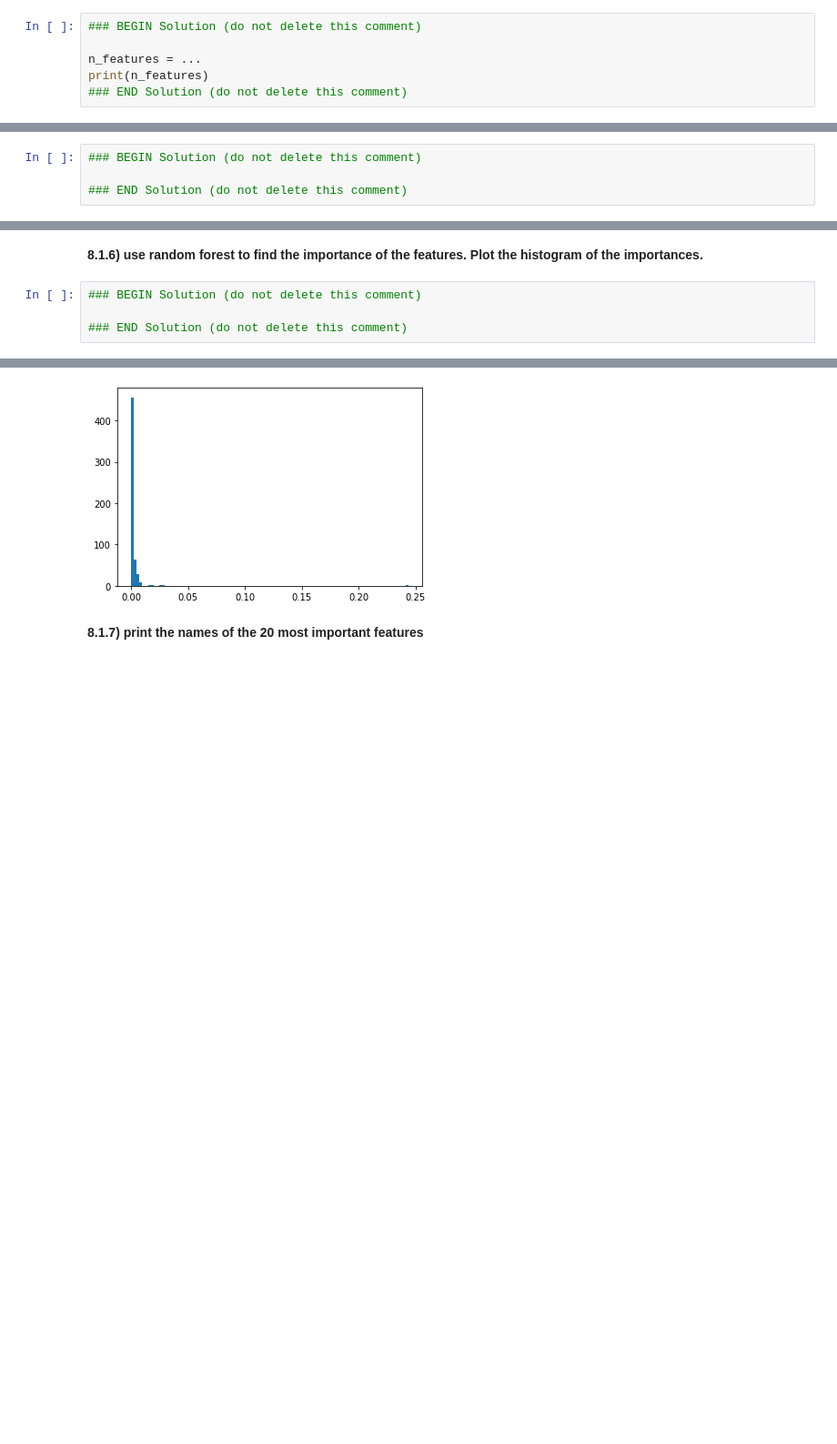
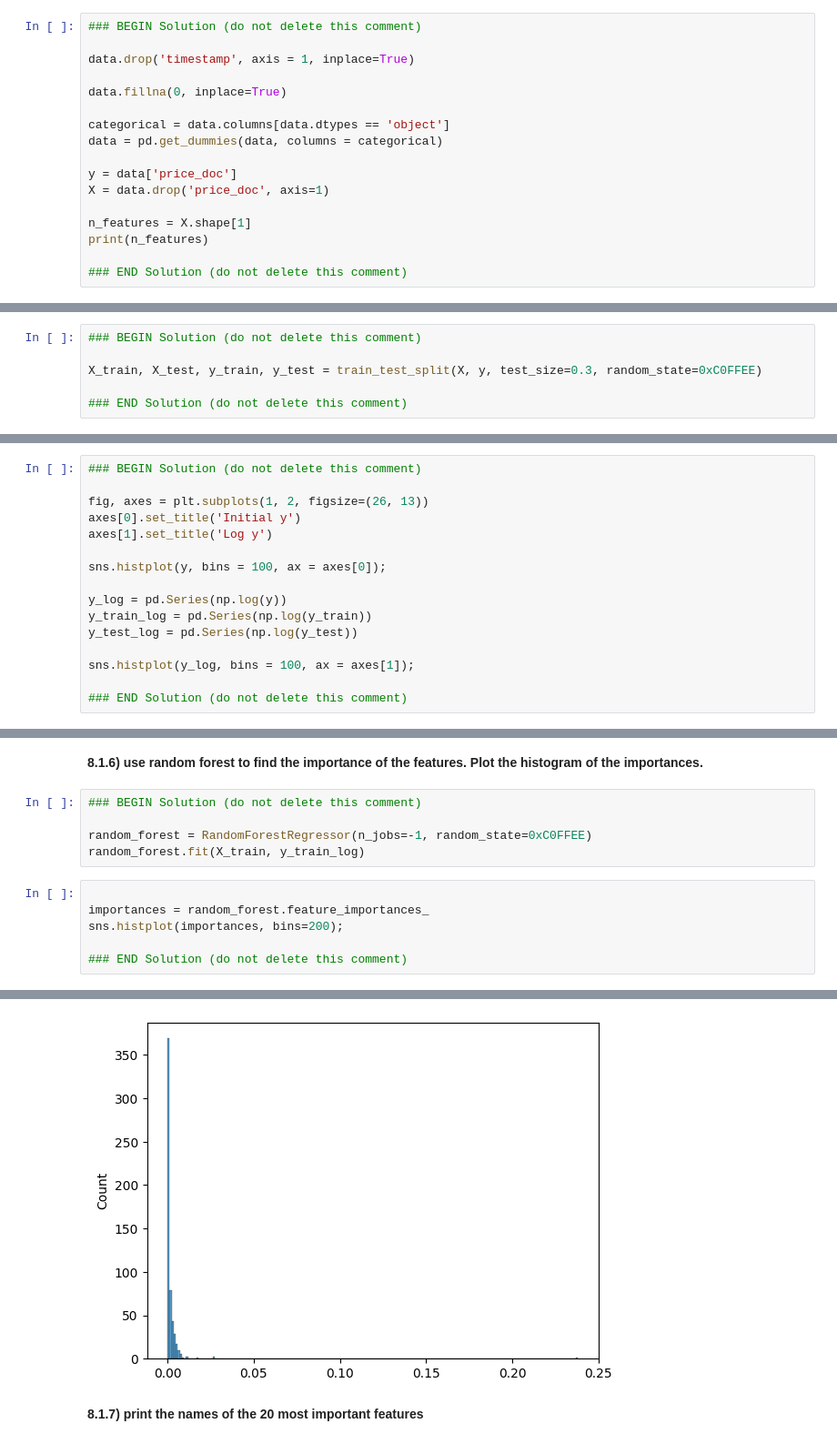
Before and after one commit to Evgurov/ML, a Jupyter notebook: hw_1.ipynb, the cells around one changed output, grey strips where cells are left out. Shown at 91% size. Cells and saved outputs as stored; diff of their text form; blank space fills up the shorter version.

```diff
--- a/hw_1.ipynb
+++ b/hw_1.ipynb
@@ -795,8 +816,19 @@ The goal of this subproblem is to prepare the data for further usage. Complete a
 # %%
 ### BEGIN Solution (do not delete this comment)
 
-n_features = ...
+data.drop('timestamp', axis = 1, inplace=True)
+
+data.fillna(0, inplace=True)
+
+categorical = data.columns[data.dtypes == 'object']
+data = pd.get_dummies(data, columns = categorical)
+
+y = data['price_doc']
+X = data.drop('price_doc', axis=1)
+
+n_features = X.shape[1]
 print(n_features)
+
 ### END Solution (do not delete this comment)
 # %% [output]
 560
@@ -805,6 +837,8 @@ print(n_features)
 # %%
 ### BEGIN Solution (do not delete this comment)
 
+X_train, X_test, y_train, y_test = train_test_split(X, y, test_size=0.3, random_state=0xC0FFEE)
+
 ### END Solution (do not delete this comment)
 # %% [markdown]
 
@@ -819,0 +846,16 @@ EXPECTED OUTPUT FORMAT
+# %%
+### BEGIN Solution (do not delete this comment)
+
+fig, axes = plt.subplots(1, 2, figsize=(26, 13))
+axes[0].set_title('Initial y')
+axes[1].set_title('Log y')
+
+sns.histplot(y, bins = 100, ax = axes[0]);
+
+y_log = pd.Series(np.log(y))
+y_train_log = pd.Series(np.log(y_train))
+y_test_log = pd.Series(np.log(y_test))
+
+sns.histplot(y_log, bins = 100, ax = axes[1]);
+
+### END Solution (do not delete this comment)
@@ -834,8 +881,15 @@ Test size = (9142, 560)
 There are too many features in this dataset and not all of them are equally important for our problem. Besides, using the whole dataset as-is to train a linear model will, for sure, lead to overfitting. Instead of painful and time consuming manual selection of the most relevant data, we will use the methods of automatic feature selection.
 # %% [markdown]
 **8.1.6) use random forest to find the importance of the features. Plot the histogram of the importances.**
+# %%
+### BEGIN Solution (do not delete this comment)
+
+random_forest = RandomForestRegressor(n_jobs=-1, random_state=0xC0FFEE)
+random_forest.fit(X_train, y_train_log)
 # %%
-### BEGIN Solution (do not delete this comment)
+
+importances = random_forest.feature_importances_
+sns.histplot(importances, bins=200);
 
 ### END Solution (do not delete this comment)
 # %% [output]
@@ -843,4 +896,4 @@ EXPECTED OUTPUT FORMAT
-[figure, old version]
+[figure, new version]
 # %% [markdown]
 **8.1.7) print the names of the 20 most important features**
 # %%
```
Also changed, not shown: parts of 21 cells of this notebook.
